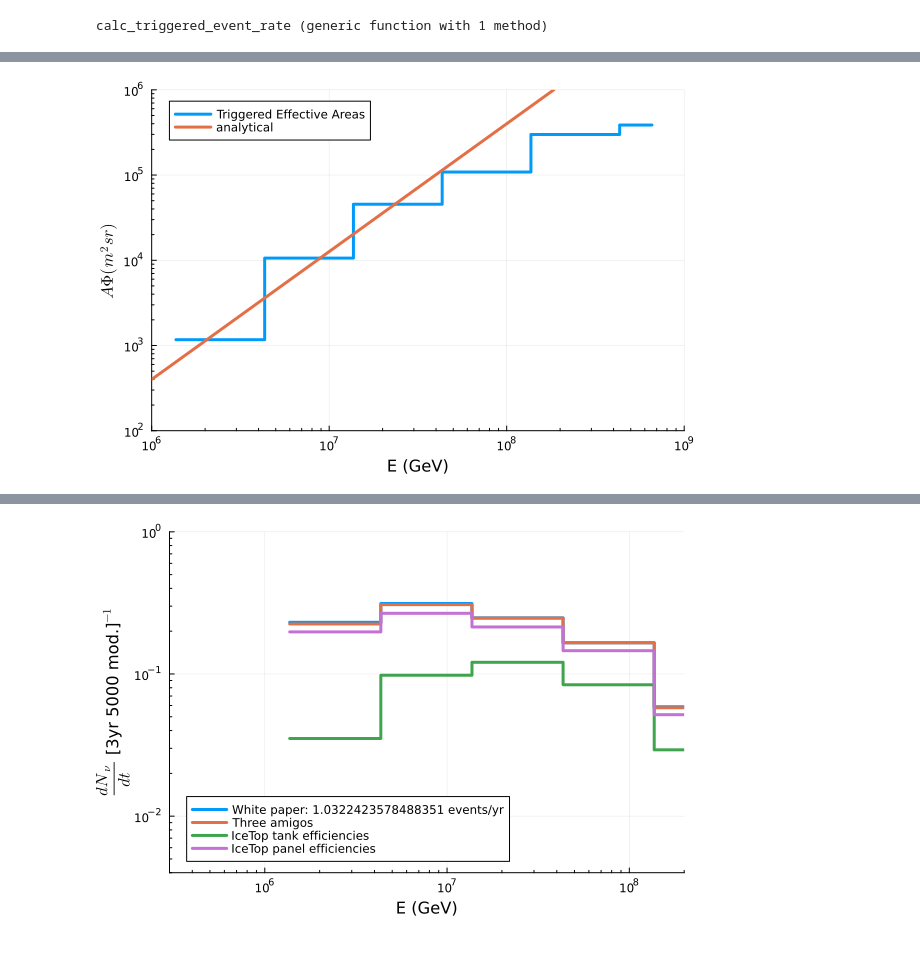
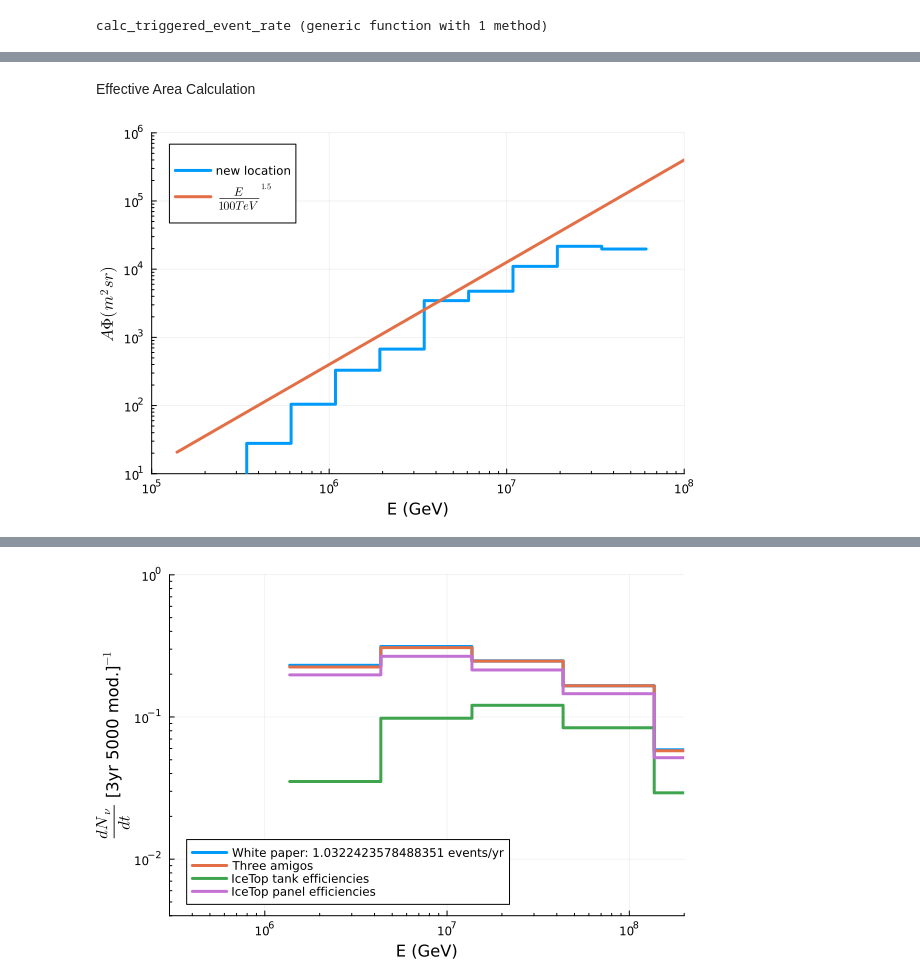
Before and after one commit to Harvard-Neutrino/TAMBO-MC, a Jupyter notebook: notebooks/triggered_effective_areas.ipynb, the cells around one changed output, grey strips where cells are left out. Cells and saved outputs as stored; diff of their text form; code cells hidden in the pictures; blank space fills up the shorter version.

Commit message:
adding plotting scripts for effective areas, diff sens, rates etc.

```diff
--- a/notebooks/triggered_effective_areas.ipynb
+++ b/notebooks/triggered_effective_areas.ipynb
@@ -12,5 +12,7 @@ ArgumentError: ArgumentError: Package Plots not found in current path.
 # %%
 TAMBO_PATH = "../Tambo"
 # This should be the simulation parameters jld2 file
-SIMULATION_FILE = "/n/holylfs05/LABS/arguelles_delgado_lab/Lab/common_software/source/corsika8/corsika-work/Oct16th2023_WhitePaper_300k.jld2"
+
+#path to sim file
+SIMULATION_FILE = "../resources/Larger_Valley/sim_files/larger_valley_00000_00003.jld2"
 # %% [output]
@@ -47,0 +42,3 @@ triggered_events_white_paper
+# %%
+#path to files
+files = glob("larger*jld2","/Users/pavelzhelnin/Documents/physics/TAMBO/resources/airshowers/big_showers/triggered_showers")
@@ -125,0 +89,13 @@ y
+# %%
+all_events = Vector{Tambo.InjectionEvent}()
+#det config has to be configured
+for file in files
+    triggered_events = load(file)["2000.0_150.0"]
+    append!(all_events, triggered_events)
+end
+
+all_rates = calc_triggered_event_rate(all_events)
+
+events_per_3years_5kdetectors = sum(all_rates) * 1 * (5000/nmodules) * 3 * 10^7.5 * units.second
+
+println("New Valley Location: $(events_per_3years_5kdetectors)")
@@ -126,38 +160,46 @@ y
+# %% [markdown]
+Effective Area Calculation
 # %%
 plt = plot(
     xscale=:log,
     yscale=:log,
     xlabel="E (GeV)",
     xminorticks=true,
     yminorticks=true,
     ylabel="\$ A\\Phi (m^{2}sr) \$",
-    xlimits=(1e6, 1e9),
-    ylimits=(1e2, 1e6),
+    xlimits=(1e5, 1e8),
+    ylimits=(1e1, 1e6),
     legend=:topleft,
     size=(600, 400)
 )
 
-γ = 2.52
-norm = 1.8e-18 / units.GeV / units.cm^2 / units.second * (1 /(100units.TeV))^-γ
+γ = 2.5
+norm = 2.3e-18 / units.GeV / units.cm^2 / units.second * (1 /(100units.TeV))^-γ
 pl = Tambo.PowerLaw(γ, 100units.GeV, 1e9units.GeV, norm)
-fluxes = pl.(triggered_events_three_amigos["initial_state"]["energy"])
+fluxes = pl.(unique(all_events["initial_state"]["energy"]))
+edges = 10 .^ (14:0.25:18)
+cents = (edges[1:end-1] .+ edges[2:end]) / 2
+wgts = oneweight.(all_events, Ref(injector), Ref(injector.xs)) ./ (config.n * length(files))
 
 label = "Triggered Effective Areas"
-hist_three = fit(Histogram, triggered_events_three_amigos["initial_state"]["energy"], Weights(rates_three_amigos./fluxes), edges)
+hist_three = fit(Histogram, unique(all_events["initial_state"]["energy"]), Weights(wgts), edges)
+
 plot!(
     plt,
     cents / units.GeV,
-    hist_three.weights ./ diff(edges) ./units.m^2 * (5000/nmodules)*10,
+    hist_three.weights ./ diff(edges) ./units.m^2 * (22000/nmodules),
     linetype=:stepmid,
-    label=label,
+    label="new location",
     lw=3
     )
+
+
 f(x) = 400 * (x/1e15)^1.5
 
 # Generate the data points
 y = f.(cents)     # Broadcast the function f over the array x
-plot!(plt, cents/units.GeV,y,lw=3,label="analytical")
+plot!(plt, cents/units.GeV,y,lw=3,label="\$ \\frac{E}{100TeV}^{1.5}\$")
 
 display(plt)
 # %% [output]
-[figure, old version]
+[figure, new version]
```
Also changed, not shown: parts of 22 cells of this notebook, 7 other files.
